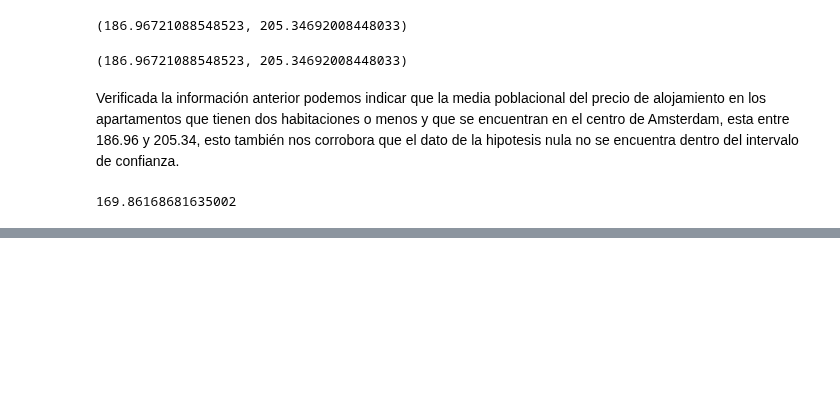
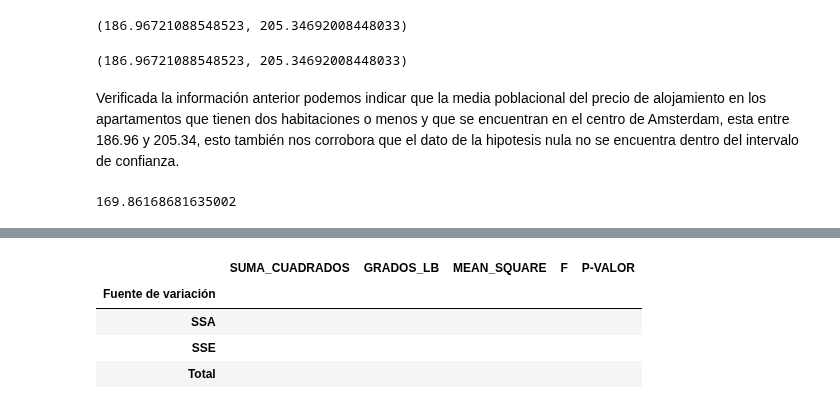
Before and after one commit to onavarrete04/Introduccion-Ciencia-Datos, a Jupyter notebook: EJERCICIO_DESCRIPTIVO_AIRBNB.ipynb, the cells around one changed output, grey strips where cells are left out. Drawn from its saved outputs; the diff is of its cells as text; code cells hidden in the pictures; blank space fills up the shorter version.

```diff
--- a/EJERCICIO_DESCRIPTIVO_AIRBNB.ipynb
+++ b/EJERCICIO_DESCRIPTIVO_AIRBNB.ipynb
@@ -594,0 +695,12 @@ En ANOVA, se utiliza la estadística F en lugar de la estadística t de la prueb
+# %%
+# Crear la estructura de tabla ANOVA
+data = [['SSA', '', '', '', '', ''], ['SSE', '', '', '', '', ''], ['Total', '', '', '', '', '']]
+anova_tabla = pd.DataFrame(data, columns = ['Fuente de variación', 'SUMA_CUADRADOS', 'GRADOS_LB', 'MEAN_SQUARE', 'F', 'P-VALOR'])
+anova_tabla.set_index('Fuente de variación', inplace = True)
+anova_tabla
+# %% [output]
+|  | SUMA_CUADRADOS | GRADOS_LB | MEAN_SQUARE | F | P-VALOR |
+| Fuente de variación |  |  |  |  |  |
+| SSA |  |  |  |  |  |
+| SSE |  |  |  |  |  |
+| Total |  |  |  |  |  |
```
Also changed, not shown: parts of 18 cells of this notebook.
